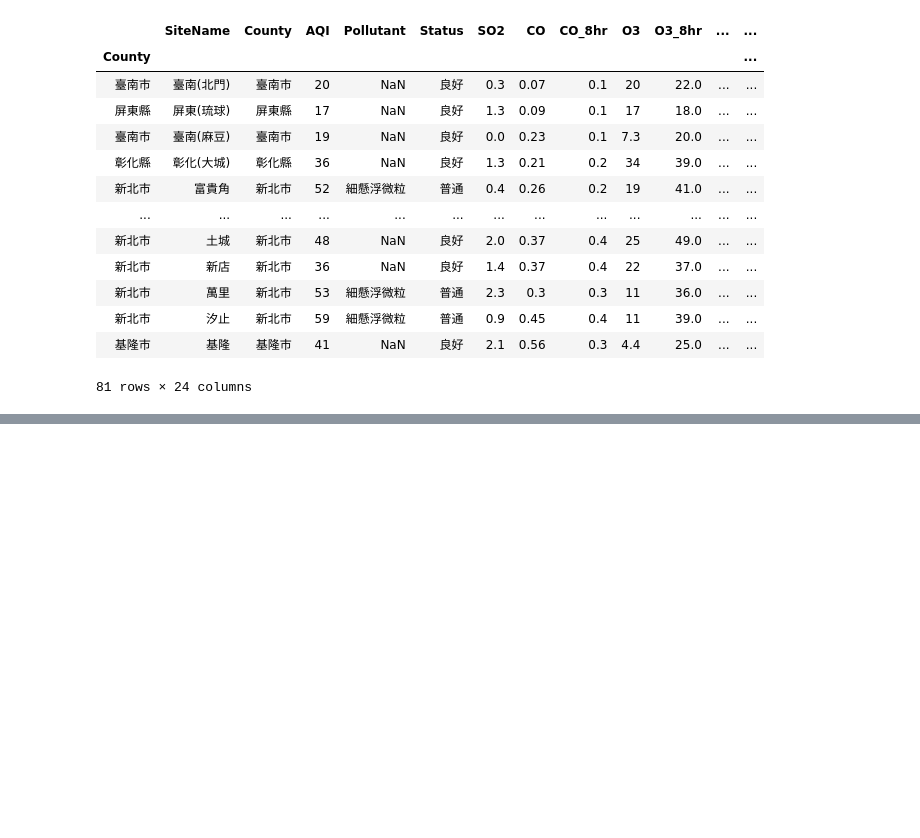
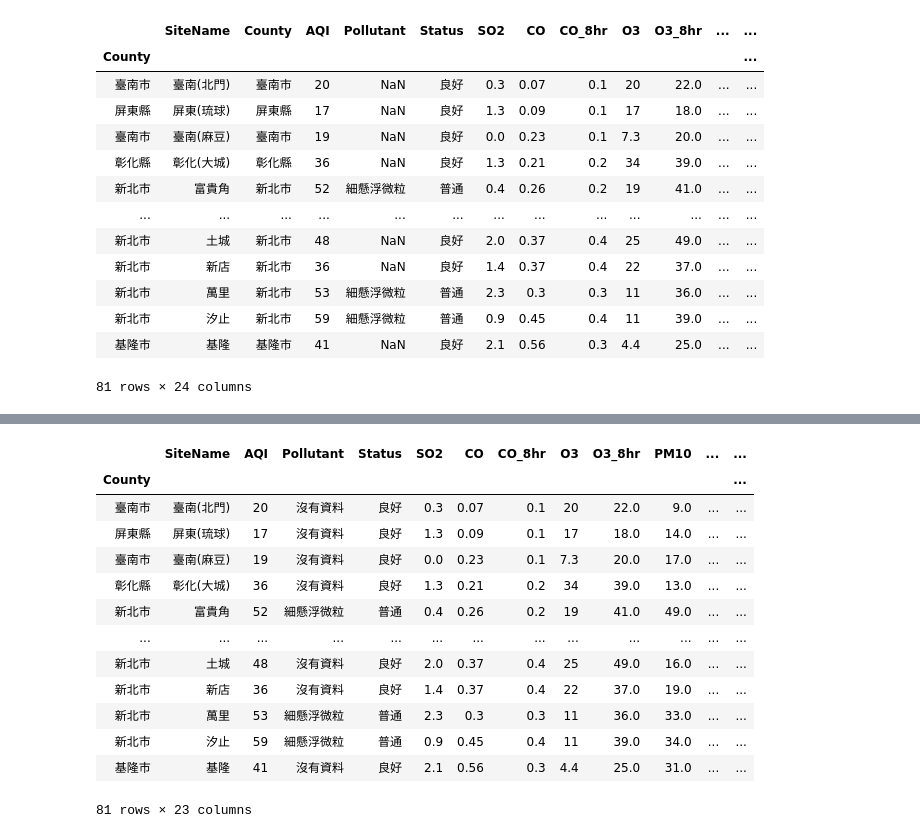
Before and after one commit to a29571508/PythonForDataAnalysis, a Jupyter notebook: 上課內容/sample33.ipynb, the cells around one changed output, grey strips where cells are left out. Drawn from its saved outputs; the diff is of its cells as text; code cells hidden in the pictures; blank space fills up the shorter version.

```diff
--- a/上課內容/sample33.ipynb
+++ b/上課內容/sample33.ipynb
@@ -50,4 +50,4 @@ aqiDataFrame
 | 基隆市 | 基隆 | 基隆市 | 41 | NaN | 良好 | 2.1 | 0.56 | 0.3 | 4.4 | 25.0 | ... | ... |
 81 rows × 24 columns
 # %%
-aqiDataFrame.drop('County',axis=1)
+aqiDataFrame=aqiDataFrame.drop('County',axis=1)
@@ -68,0 +71,19 @@ aqiDataFrame.drop('County',axis=1)
+# %%
+aqiDataFrame['Pollutant'] = aqiDataFrame['Pollutant'].fillna('沒有資料')
+# %%
+aqiDataFrame
+# %% [output]
+|  | SiteName | AQI | Pollutant | Status | SO2 | CO | CO_8hr | O3 | O3_8hr | PM10 | ... | ... |
+| County |  |  |  |  |  |  |  |  |  |  |  | ... |
+| 臺南市 | 臺南(北門) | 20 | 沒有資料 | 良好 | 0.3 | 0.07 | 0.1 | 20 | 22.0 | 9.0 | ... | ... |
+| 屏東縣 | 屏東(琉球) | 17 | 沒有資料 | 良好 | 1.3 | 0.09 | 0.1 | 17 | 18.0 | 14.0 | ... | ... |
+| 臺南市 | 臺南(麻豆) | 19 | 沒有資料 | 良好 | 0.0 | 0.23 | 0.1 | 7.3 | 20.0 | 17.0 | ... | ... |
+| 彰化縣 | 彰化(大城) | 36 | 沒有資料 | 良好 | 1.3 | 0.21 | 0.2 | 34 | 39.0 | 13.0 | ... | ... |
+| 新北市 | 富貴角 | 52 | 細懸浮微粒 | 普通 | 0.4 | 0.26 | 0.2 | 19 | 41.0 | 49.0 | ... | ... |
+| ... | ... | ... | ... | ... | ... | ... | ... | ... | ... | ... | ... | ... |
+| 新北市 | 土城 | 48 | 沒有資料 | 良好 | 2.0 | 0.37 | 0.4 | 25 | 49.0 | 16.0 | ... | ... |
+| 新北市 | 新店 | 36 | 沒有資料 | 良好 | 1.4 | 0.37 | 0.4 | 22 | 37.0 | 19.0 | ... | ... |
+| 新北市 | 萬里 | 53 | 細懸浮微粒 | 普通 | 2.3 | 0.3 | 0.3 | 11 | 36.0 | 33.0 | ... | ... |
+| 新北市 | 汐止 | 59 | 細懸浮微粒 | 普通 | 0.9 | 0.45 | 0.4 | 11 | 39.0 | 34.0 | ... | ... |
+| 基隆市 | 基隆 | 41 | 沒有資料 | 良好 | 2.1 | 0.56 | 0.3 | 4.4 | 25.0 | 31.0 | ... | ... |
+81 rows × 23 columns
```
Also changed, not shown: parts of 2 cells of this notebook.
